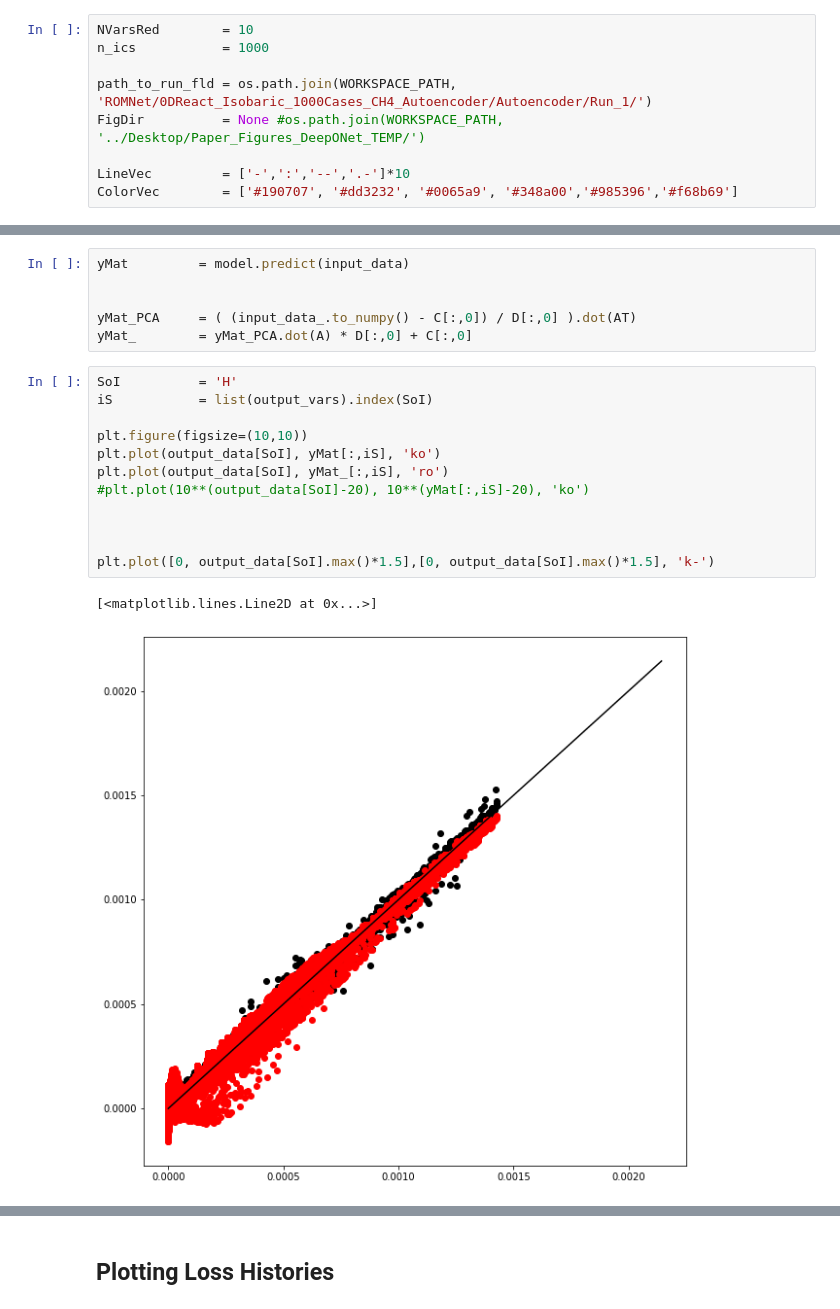
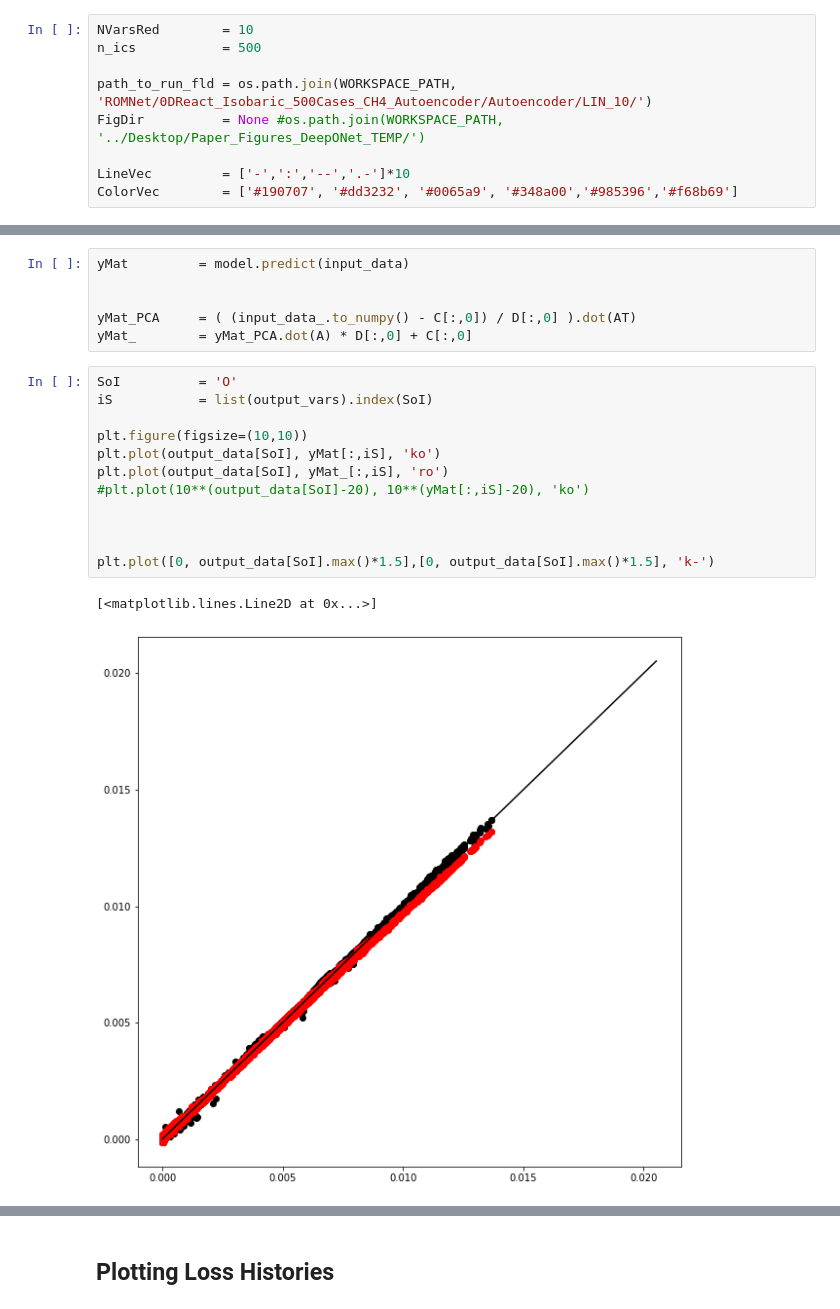
Before and after one commit to sandialabs/romnet, a Jupyter notebook: scripts/postprocessing/0DReactor/Autoencoder/Predict_Autoencoder.ipynb, the cells around one changed output, grey strips where cells are left out. Cells and saved outputs as stored; diff of their text form.

```diff
--- a/scripts/postprocessing/0DReactor/Autoencoder/Predict_Autoencoder.ipynb
+++ b/scripts/postprocessing/0DReactor/Autoencoder/Predict_Autoencoder.ipynb
@@ -45,9 +45,9 @@ Missing colon in file PosixPath('/Users/sventur/.matplotlib/stylelib/paper_2colu
 ## Defining Input Data
 # %%
 NVarsRed        = 10
-n_ics           = 1000
+n_ics           = 500
 
-path_to_run_fld = os.path.join(WORKSPACE_PATH, 'ROMNet/0DReact_Isobaric_1000Cases_CH4_Autoencoder/Autoencoder/Run_1/')
+path_to_run_fld = os.path.join(WORKSPACE_PATH, 'ROMNet/0DReact_Isobaric_500Cases_CH4_Autoencoder/Autoencoder/LIN_10/')
 FigDir          = None #os.path.join(WORKSPACE_PATH, '../Desktop/Paper_Figures_DeepONet_TEMP/')
 
 LineVec         = ['-',':','--','.-']*10
@@ -149,17 +149,17 @@ yMat         = model.predict(input_data)
 yMat_PCA     = ( (input_data_.to_numpy() - C[:,0]) / D[:,0] ).dot(AT)
 yMat_        = yMat_PCA.dot(A) * D[:,0] + C[:,0]
 # %%
-SoI          = 'H'
+SoI          = 'O'
 iS           = list(output_vars).index(SoI)
 
 plt.figure(figsize=(10,10))
 plt.plot(output_data[SoI], yMat[:,iS], 'ko')
 plt.plot(output_data[SoI], yMat_[:,iS], 'ro')
 #plt.plot(10**(output_data[SoI]-20), 10**(yMat[:,iS]-20), 'ko')
 
 
 
 plt.plot([0, output_data[SoI].max()*1.5],[0, output_data[SoI].max()*1.5], 'k-')
 # %% [output]
 [<matplotlib.lines.Line2D at 0x...>]
-[figure, old version]
+[figure, new version]
```
Also changed, not shown: parts of 7 cells of this notebook, 5 other files.
